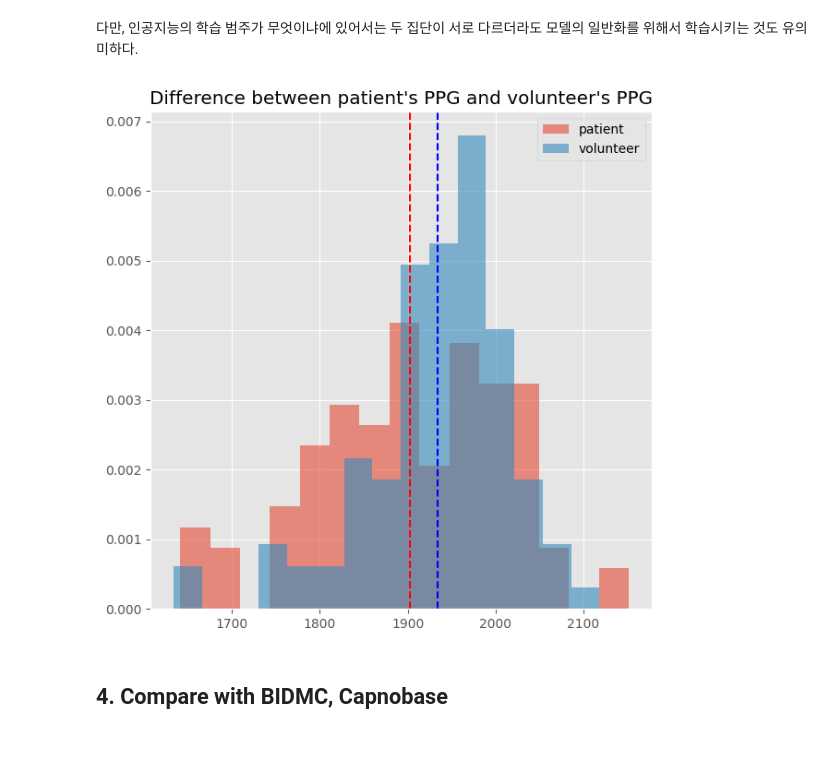
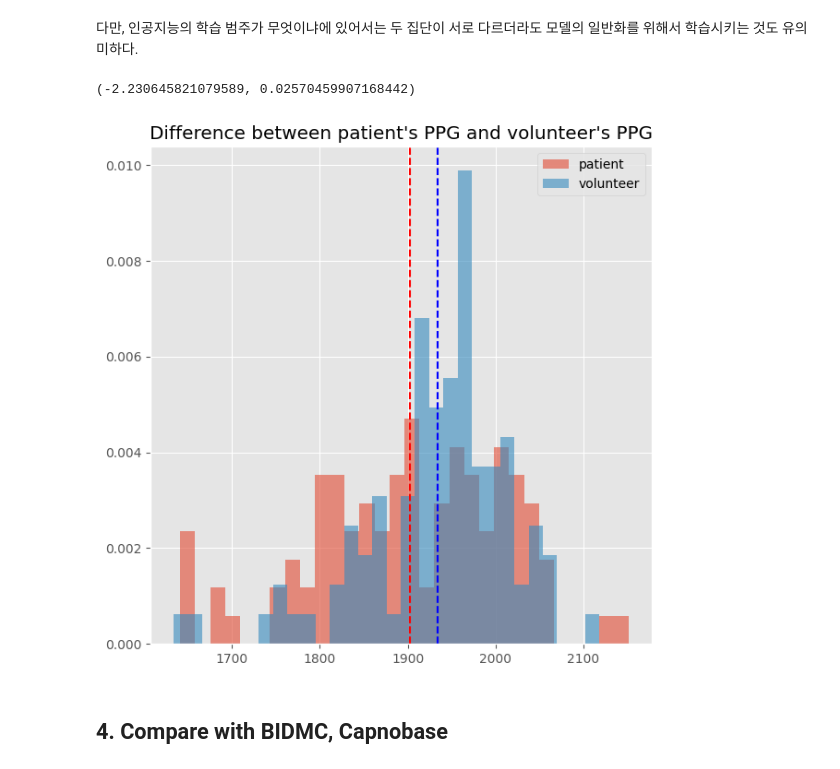
Before and after one commit to Noritheyellow/Project-RRpo-2ndStudy, a Jupyter notebook: src/10_EDA_StMary.ipynb, the cells around one changed output. Saved outputs shown, nothing was run; the diff lists cells and outputs as text; code cells hidden in the pictures.

```diff
--- a/src/10_EDA_StMary.ipynb
+++ b/src/10_EDA_StMary.ipynb
@@ -227,17 +227,24 @@ p-value가 약 0.027 정도로 유의수준 0.05 보다 값이 작다.
 대립가설은 **두 집단이 서로 다르다(두 집단의 평균이 다르다)** 이다.
 # %% [markdown]
 다만, 인공지능의 학습 범주가 무엇이냐에 있어서는 두 집단이 서로 다르더라도 모델의 일반화를 위해서 학습시키는 것도 유의미하다.
+# %%
+# 추가 two-sample z-test
+from statsmodels.stats.weightstats import ztest
+
+ztest(patients_total_pleth, volunteers_total_pleth)
+# %% [output]
+(-2.230645821079589, 0.02570459907168442)
 # %%
 plt.figure(figsize=(7,7))
 plt.title("Difference between patient's PPG and volunteer's PPG")
-plt.hist(patients_total_pleth, bins=15, density=True, alpha=0.6, label='patient')
+plt.hist(patients_total_pleth, bins=30, density=True, alpha=0.6, label='patient')
 plt.axvline(patients_total_pleth.mean(), linestyle='--', color='r')
-plt.hist(volunteers_total_pleth, bins=15, density=True, alpha=0.6, label='volunteer')
+plt.hist(volunteers_total_pleth, bins=30, density=True, alpha=0.6, label='volunteer')
 plt.axvline(volunteers_total_pleth.mean(), linestyle='--', color='b')
 plt.legend()
 plt.show()
 # %% [output]
-[figure, old version]
+[figure, new version]
 # %% [markdown]
 ## 4. Compare with BIDMC, Capnobase
 # %%
```
Also changed, not shown: 2 other files.
